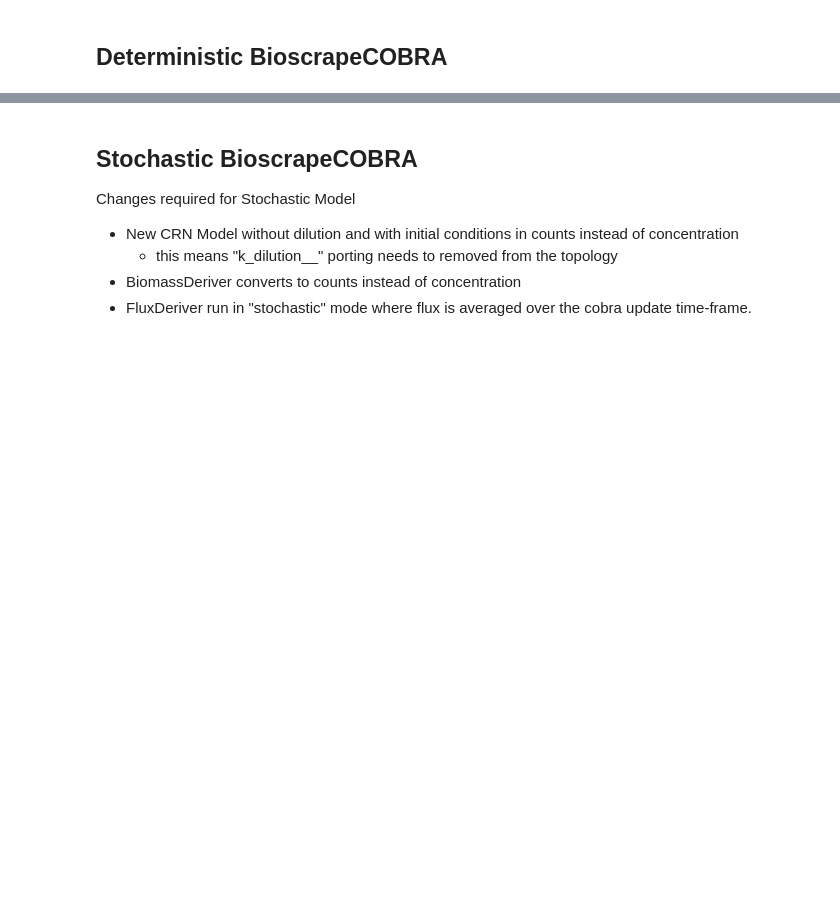
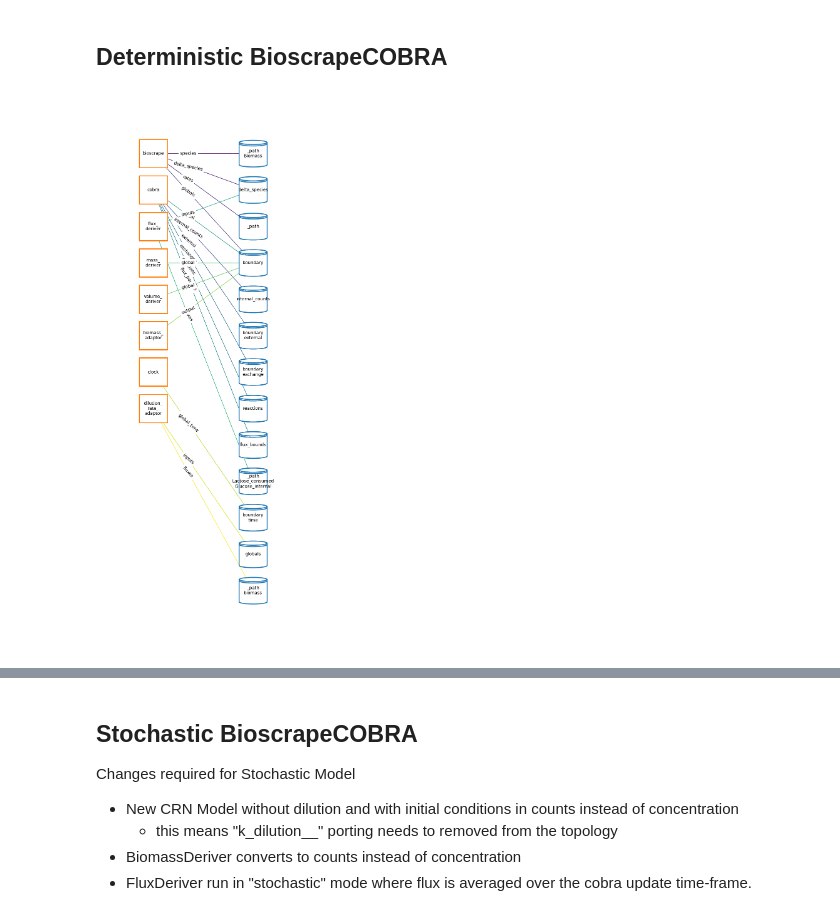
Before and after one commit to vivarium-collective/vivarium-notebooks, a Jupyter notebook: lac_operon/bioscrape-cobra-stochastic-refactoring.ipynb, the cells around one changed output, grey strips where cells are left out. Drawn from its saved outputs; the diff is of its cells as text; code cells hidden in the pictures; blank space fills up the shorter version.

```diff
--- a/lac_operon/bioscrape-cobra-stochastic-refactoring.ipynb
+++ b/lac_operon/bioscrape-cobra-stochastic-refactoring.ipynb
@@ -832,4 +830,11 @@ class BioscrapeCOBRA(Composite):
         return topology
 # %% [markdown]
 ## Deterministic BioscrapeCOBRA
+# %%
+from vivarium.plots.topology import plot_compartment_topology
+
+bioscrape_composer = BioscrapeCOBRA({})
+fig = plot_compartment_topology(bioscrape_composer)
+# %% [output]
+[figure, added]
 # %%
```
Also changed, not shown: parts of 20 cells of this notebook, 8 other files.
